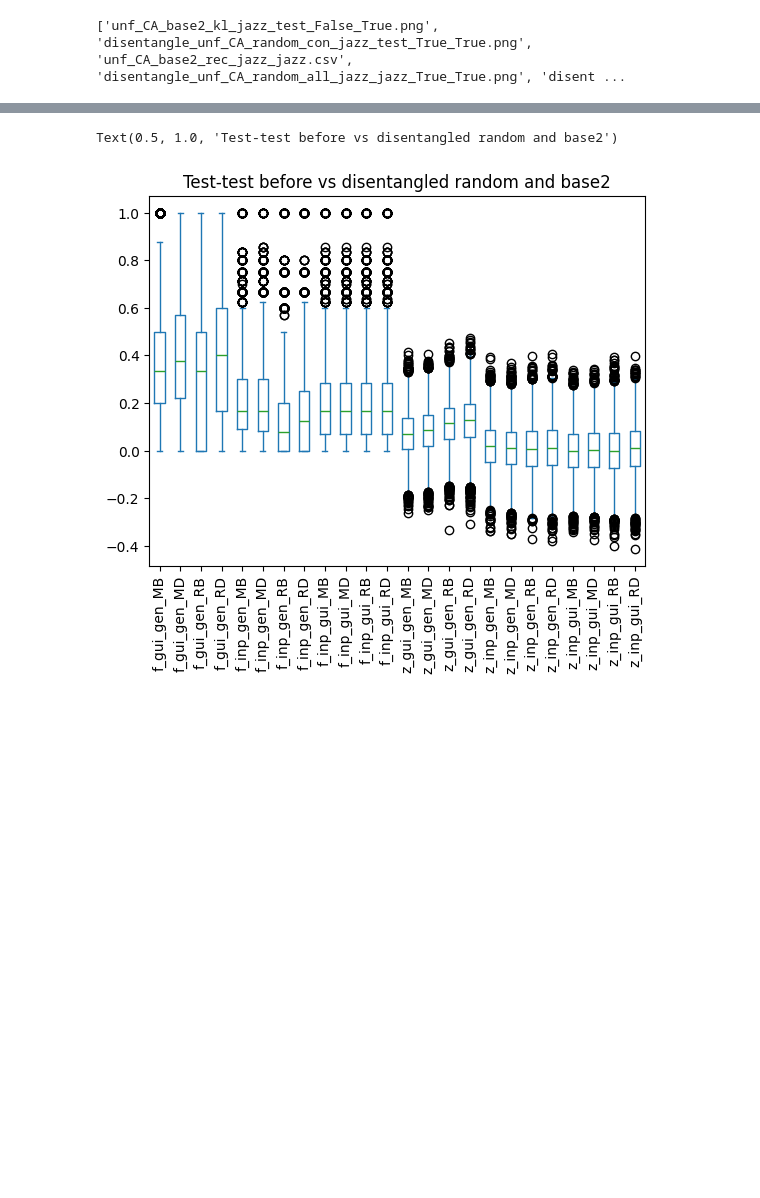
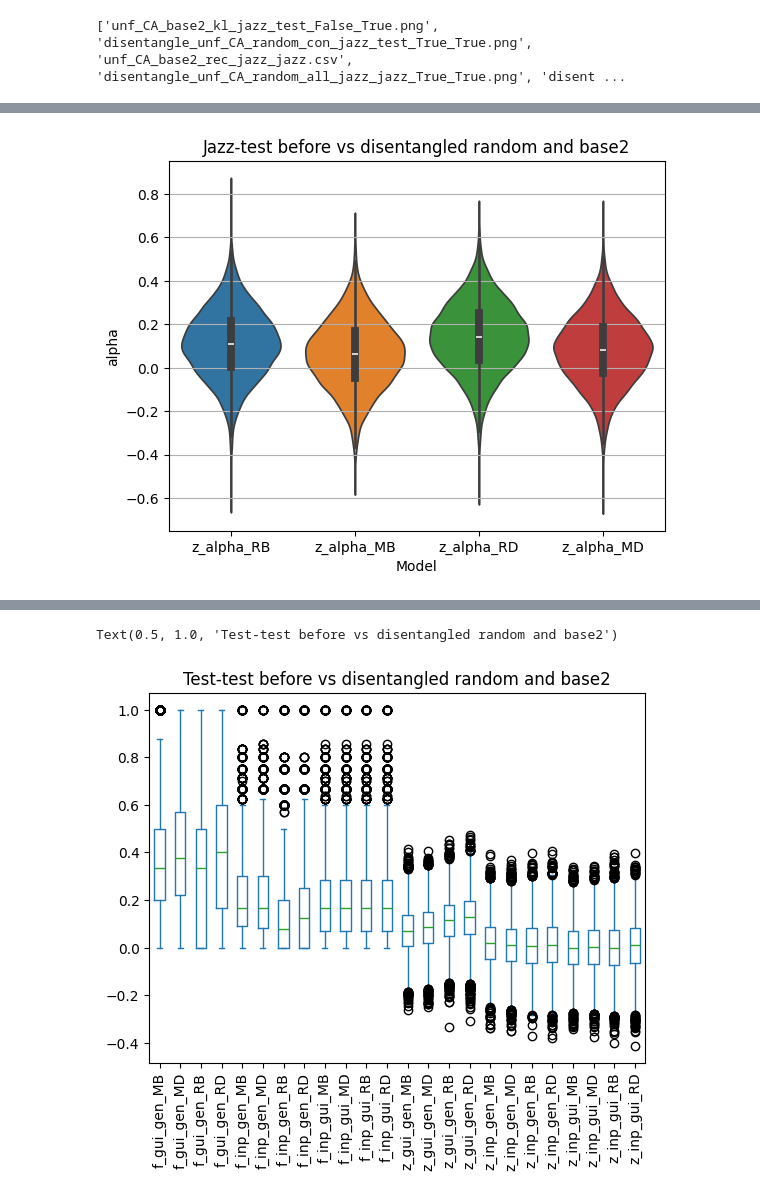
Before and after one commit to maximoskp/GuidedGridMLMH, a Jupyter notebook: experiments_comparisons.ipynb, the cells around one changed output, grey strips where cells are left out. Drawn from its saved outputs; the diff is of its cells as text; code cells hidden in the pictures; blank space fills up the shorter version.

```diff
--- a/experiments_comparisons.ipynb
+++ b/experiments_comparisons.ipynb
@@ -16,0 +74,28 @@ datasets = ['test', 'jazz']
+# %%
+descr = 'Jazz-test before vs disentangled random and base2'
+
+random_all_test_before = pd.read_csv( results_folder + 'unf_CA_random_all_jazz_test.csv' ).add_suffix('_RB')
+base2_all_test_before = pd.read_csv( results_folder + 'unf_CA_base2_all_jazz_test.csv' ).add_suffix('_MB')
+
+random_all_test_dis = pd.read_csv( results_folder + 'disentangle_unf_CA_random_all_jazz_test.csv' ).add_suffix('_RD')
+base2_all_test_dis = pd.read_csv( results_folder + 'disentangle_unf_CA_base2_all_jazz_test.csv' ).add_suffix('_MD')
+
+df = pd.concat([
+    random_all_test_before['z_alpha_RB'],
+    base2_all_test_before['z_alpha_MB'],
+    random_all_test_dis['z_alpha_RD'],
+    base2_all_test_dis['z_alpha_MD']
+], axis=1)
+
+fig, axes = plt.subplots()
+
+sns.violinplot( data=df, ax = axes)
+axes.set_title(descr)
+
+axes.yaxis.grid(True)
+axes.set_xlabel('Model')
+axes.set_ylabel('alpha')
+
+plt.show()
+# %% [output]
+[figure, added]
```
Also changed, not shown: parts of 5 cells of this notebook, 2 other files.
